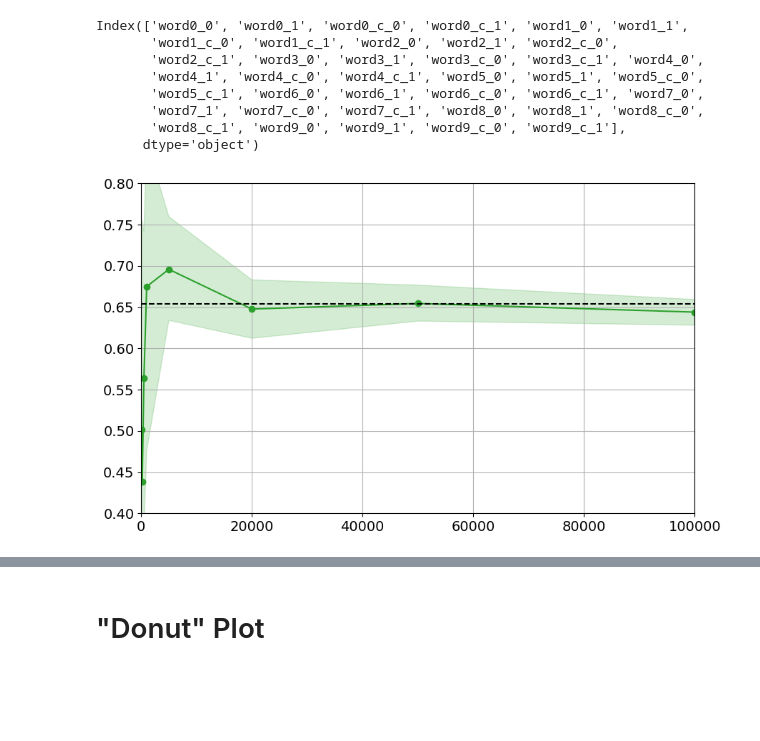
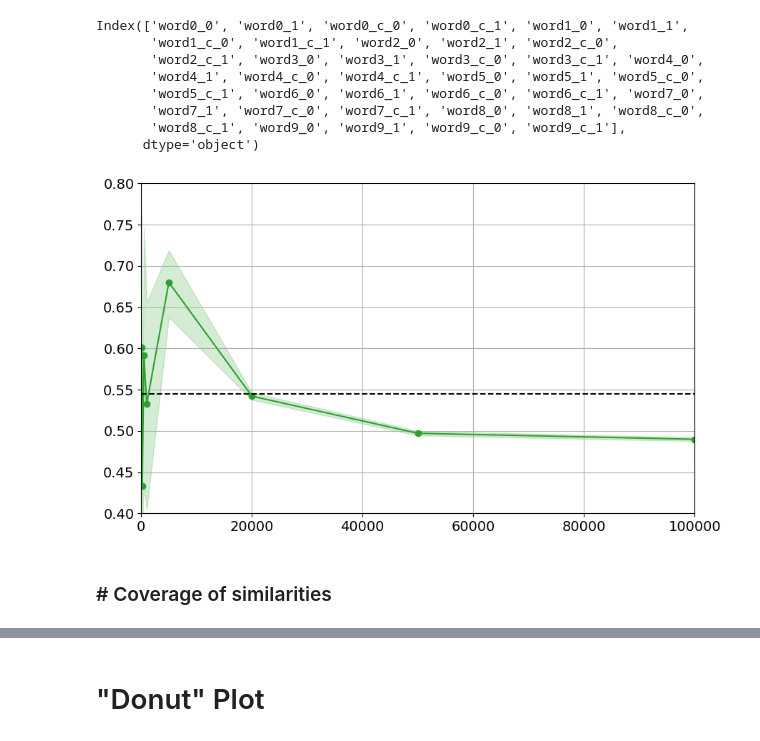
Before and after one commit to ninpnin/embedding-uncertainty-estimation, a Jupyter notebook: stan_simulation/plots.ipynb, the cells around one changed output, grey strips where cells are left out. Cells and saved outputs as stored; diff of their text form; code cells hidden in the pictures; blank space fills up the shorter version.

Commit message:
coverageplot

```diff
--- a/stan_simulation/plots.ipynb
+++ b/stan_simulation/plots.ipynb
@@ -1,5 +1,6 @@
 # %%
 import json
+import itertools
 import pickle
 import os
 import numpy as np
@@ -110,17 +111,21 @@ def extract_word_and_context_vectors_gibbs(filepath, vocabulary, D=2):
     for n in range(V):
         for d in range(D):
             word_vectors[n, d, :] = df[f'word{n}_{d}'].values
-            context_vectors[n, d, :] = df[f'word{n}_c_{d}'].values
-            print(n,d)
+            context_vectors[n, d, :] = df[f'word{n}_c_{d}'].value
     return word_vectors, context_vectors
+
+def credible_interval(samples, confidence=0.90):
+    lower_bound = np.percentile(samples, (1 - confidence) / 2 * 100)
+    upper_bound = np.percentile(samples, (1 + confidence) / 2 * 100)
+    return lower_bound, upper_bound
 # %% [markdown]
 # Convergence Plots
 # %%
 
-saved_fits_dir = "stan_fits_laplacedxd"#"stan_fits_mfvi_dxd"#"stan_fits_dxdfixmap" "stan_fit_nofix" "stan_fits_frvi_dxd" stan_fits_map
+saved_fits_dir = "aggregated_test"#"stan_fits_mfvi_dxd"#"stan_fits_dxdfixmap" "stan_fit_nofix" "stan_fits_frvi_dxd" stan_fits_map
 #stan_fits_dxd_mapfit is OUTDATED use instead stan_fits_dxd_mapjacobian :: CORRECTION, turns out they are the same..
 # stan_fits_laplacedxd
-inference_method = 'laplace'
+inference_method = 'hmc'
 sizes = [100, 200, 500, 1000, 5000, 10000, 20000, 50000, 100000]
 
 # -- true parameters --
@@ -326,14 +347,14 @@ Index(['word0_0', 'word0_1', 'word0_c_0', 'word0_c_1', 'word1_0', 'word1_1',
        'word8_c_1', 'word9_0', 'word9_1', 'word9_c_0', 'word9_c_1'],
       dtype='object')
 # %%
-word1 = "word0"
-word2 = "word1"
+word1 = "word1"
+word2 = "word0"
 
-
+save_fig = False
 
 sizes = [100, 200, 500, 1000, 5000, 20000, 50000, 100000]
-saved_fits_dir = "stan_fits_dxdfixmap"#"stan_fits_dxdfixmap" # stan_fits_mfvi_nofix #stan_fit_nofix #stan_fits_laplacedxd #gibbs-samples
-inference_method = 'hmc'
+saved_fits_dir = "stan_fits_mfvi_dxd"#"stan_fits_dxdfixmap" # stan_fits_mfvi_nofix #stan_fit_nofix #stan_fits_laplacedxd #gibbs-samples #stan_fits_mfvi_dxd
+inference_method = 'vi'
 
 
 with open('100k_v10_d2_.json') as f:
@@ -377,32 +398,36 @@ for size in sizes:
     vi = vocabulary[word1]
     wi = vocabulary[word2]
     eta_samples = [calculate_p(vi, wi, theta, len(vocabulary)) for theta in theta_samples]
 
     mean_p = np.mean(eta_samples)
     lower_ci, upper_ci = credible_interval(eta_samples)
 
     p_means.append(mean_p)
     credible_intervals.append((lower_ci, upper_ci))
 
 
 p_means = np.array(p_means)
 credible_intervals = np.array(credible_intervals)
 
 plt.figure(figsize=(10, 6))
 plt.ylim([0.4, 0.8])
 plt.plot(sizes, p_means, marker='o', linestyle='-', label='VI', color='tab:green')
 plt.fill_between(sizes, credible_intervals[:, 0], credible_intervals[:, 1], color='tab:green', alpha=0.2, label='VI 90% CI')
 plt.axhline(y=true_p, color='k', linestyle='--', label='True')
 #plt.xlabel('Data Size')
 #plt.ylabel('Co-occurrence probability')
 
 #plt.title(f'{saved_fits_dir}: {word1} - {word2}')
 #plt.legend()
 plt.grid(True)
 plt.tick_params(axis='both', which='major', labelsize=14)
 plt.xlim([0, 100000])
 
-plt.savefig(f'figs/wordpair_{saved_fits_dir}_{word1}{word2}.pdf')
+if save_fig:
+    plt.savefig(f'figs/wordpair_{saved_fits_dir}_{word1}{word2}.pdf')
+
 plt.show()
 # %% [output]
-[figure, old version]
+[figure, new version]
+# %% [markdown]
+### # Coverage of similarities
```
Also changed, not shown: parts of 21 cells of this notebook.
